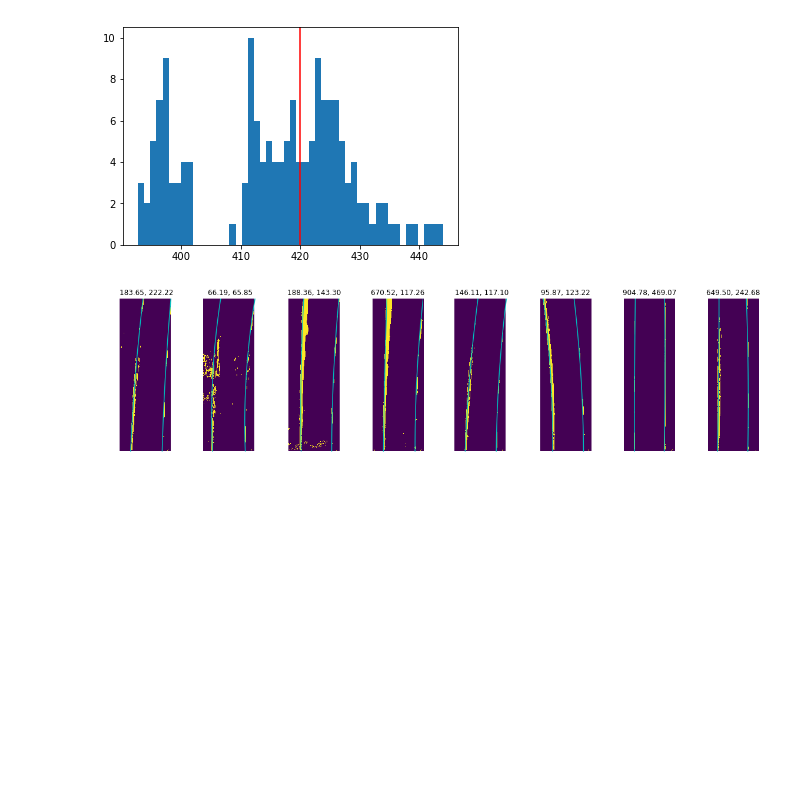
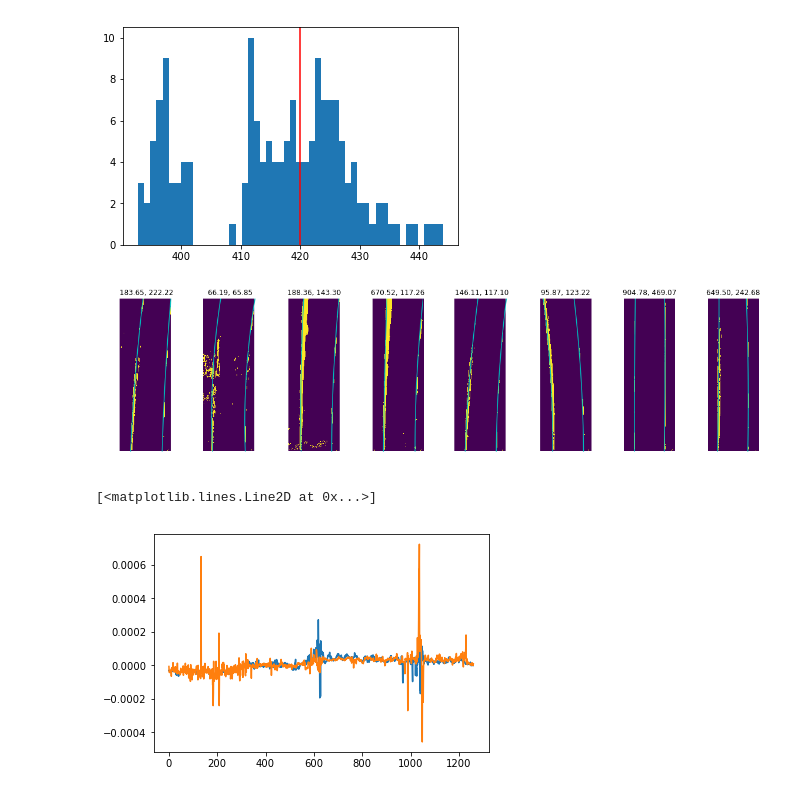
Before and after one commit to semeniuta/CarND-Advanced-Lane-Lines, a Jupyter notebook: 8_curvature_and_pos.ipynb, the cells around one changed output. Drawn from its saved outputs; the diff is of its cells as text; code cells hidden in the pictures; blank space fills up the shorter version.

```diff
--- a/8_curvature_and_pos.ipynb
+++ b/8_curvature_and_pos.ipynb
@@ -88,3 +91,24 @@ for i, im in enumerate(test_images_undist):
     plt.title('{:.2f}, {:.2f}'.format(curv_left / PIXELS_PER_METER, curv_right / PIXELS_PER_METER))
 # %% [output]
 [figure]
+# %%
+video_rd = imageio.get_reader('project_video.mp4')
+# %%
+all_p_coefs_left = []
+all_p_coefs_right = []
+
+for frame in video_rd:
+
+    runner.run(image=frame, M=M, Minv=Minv)
+
+    all_p_coefs_left.append(runner['p_coefs_left'])
+    all_p_coefs_right.append(runner['p_coefs_right'])
+
+all_p_coefs_left = np.array(all_p_coefs_left)
+all_p_coefs_right = np.array(all_p_coefs_right)
+# %%
+plt.plot(all_p_coefs_left[:, 0])
+plt.plot(all_p_coefs_right[:, 0])
+# %% [output]
+[<matplotlib.lines.Line2D at 0x...>]
+[figure, added]
```
Also changed, not shown: parts of 9 cells of this notebook.
